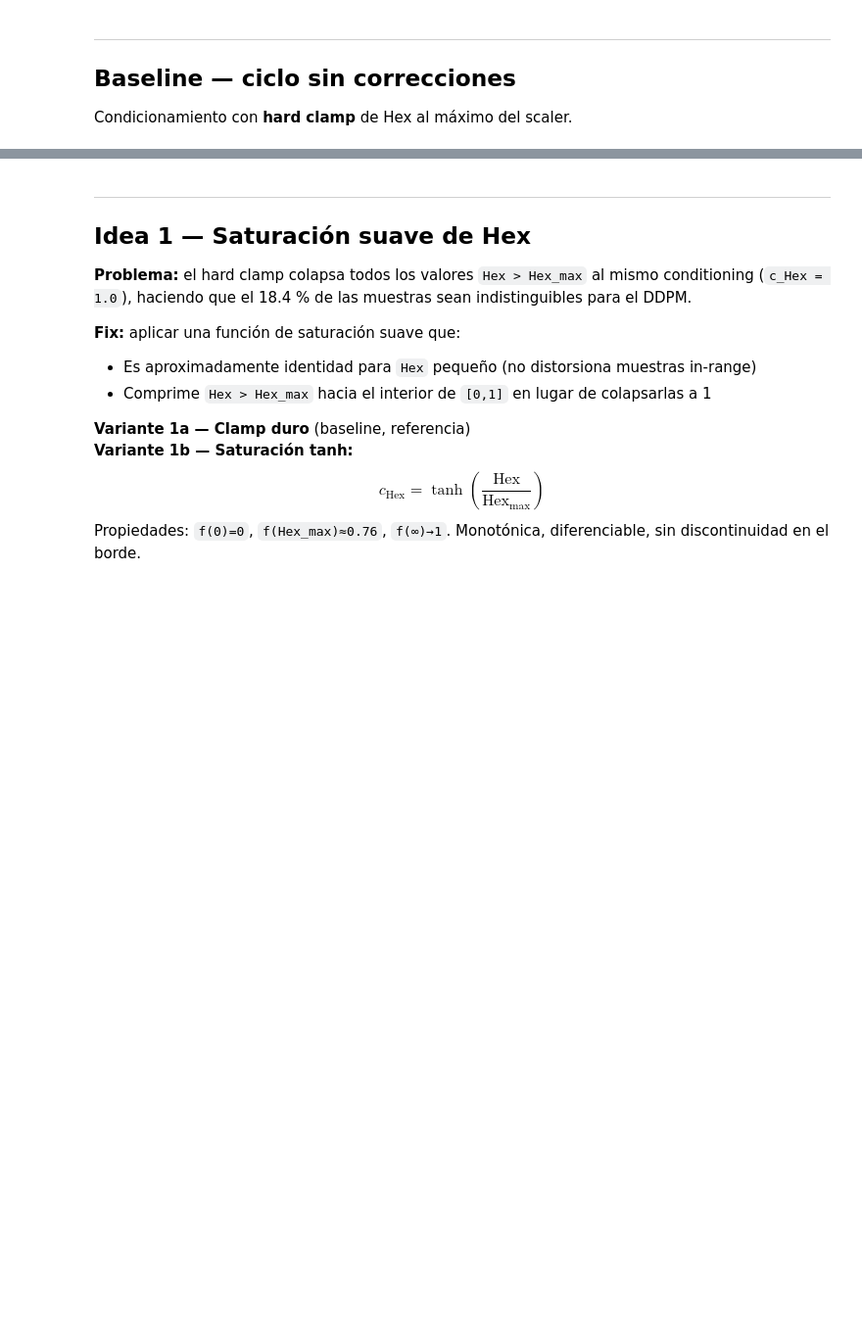
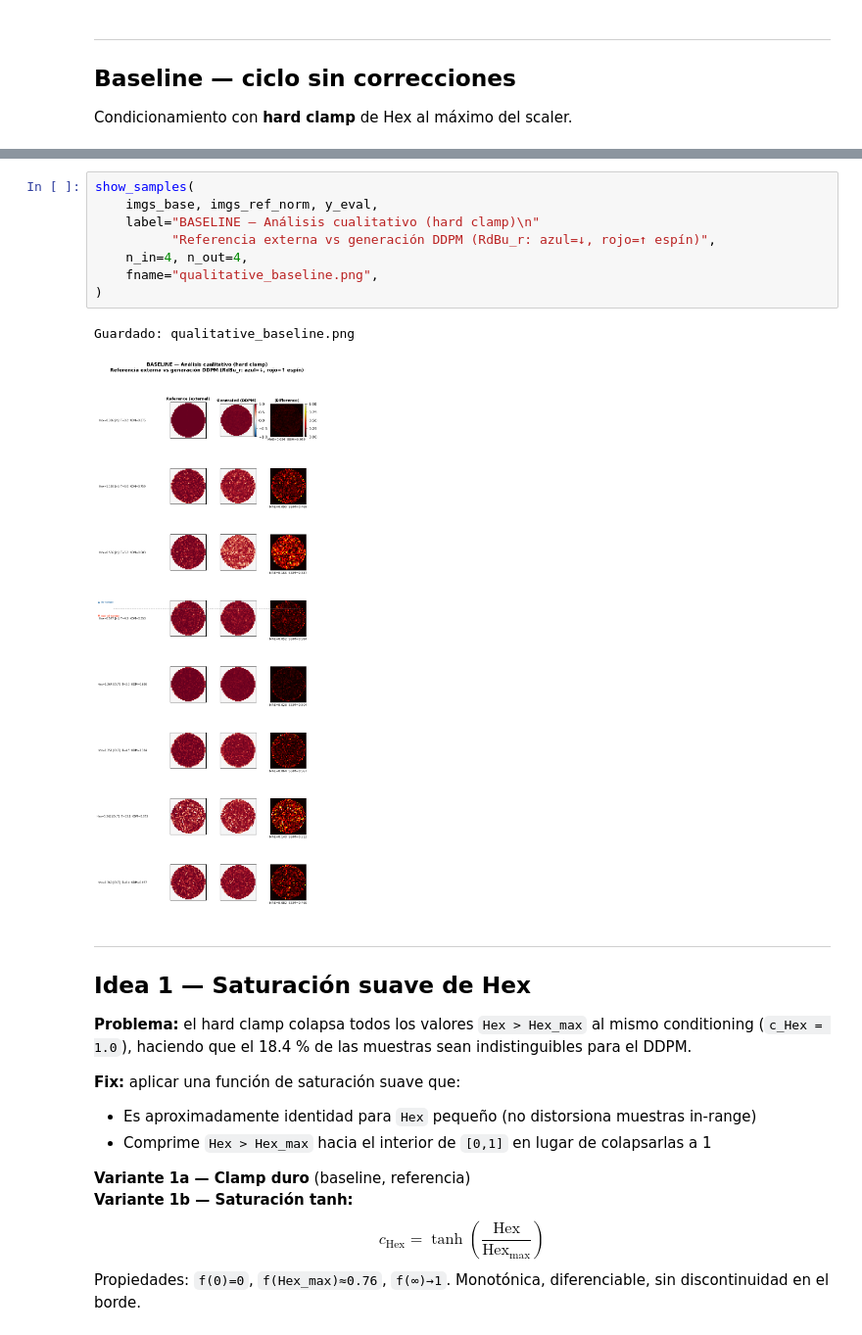
Before and after one commit to canamejoy/Betting-Agents-Benchmark, a Jupyter notebook: fixes-cyle-external-dataset.ipynb, the cells around one changed output, grey strips where cells are left out. Shown at 98% size. Saved outputs shown, nothing was run; the diff lists cells and outputs as text; blank space fills up the shorter version.

Commit message:
Kaggle Notebook | fixes-cyle-external-dataset | Version 4

```diff
--- a/fixes-cyle-external-dataset.ipynb
+++ b/fixes-cyle-external-dataset.ipynb
@@ -413,3 +510,14 @@ OK en 445.8s
+# %%
+show_samples(
+    imgs_base, imgs_ref_norm, y_eval,
+    label="BASELINE — Análisis cualitativo (hard clamp)\n"
+          "Referencia externa vs generación DDPM (RdBu_r: azul=↓, rojo=↑ espín)",
+    n_in=4, n_out=4,
+    fname="qualitative_baseline.png",
+)
+# %% [output]
+Guardado: qualitative_baseline.png
+[figure, added]
 # %% [markdown]
 ---
 ## Idea 1 — Saturación suave de Hex
```
Also changed, not shown: parts of 16 cells of this notebook.
